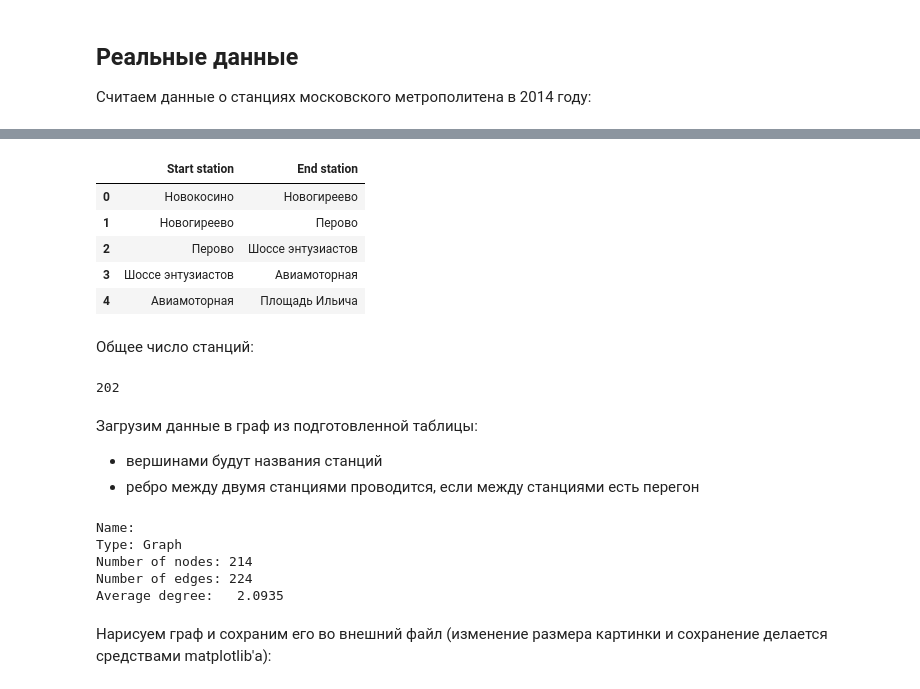
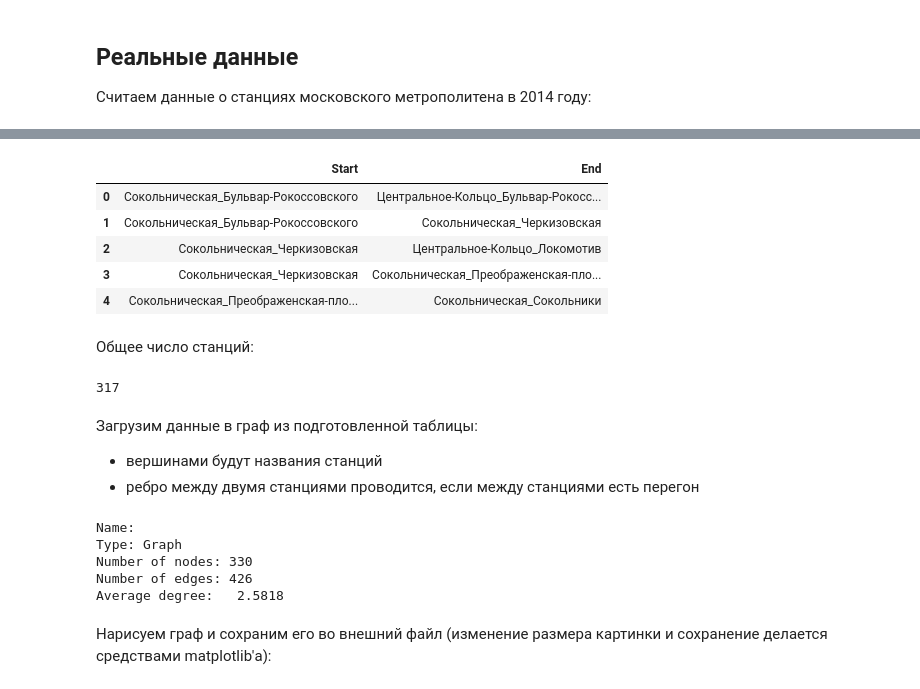
Before and after one commit to Gerrytty/data-mining-course, a Jupyter notebook: DM2_lab.ipynb, the cells around one changed output, grey strips where cells are left out. Drawn from its saved outputs; the diff is of its cells as text; code cells hidden in the pictures.

```diff
--- a/DM2_lab.ipynb
+++ b/DM2_lab.ipynb
@@ -189,29 +155,30 @@ df.head()
 # %%
 # Формат : две станции записаны в одной строке, если между ними есть перегон.
 # Создать/найти csv файл с описанием связи между станциями метрополитена Москвы
-metro_data = df
+
+metro_data = pd.read_csv("out.csv")
 
 metro_data.head()
 # %% [output]
-|  | Start station | End station |
-| 0 | Новокосино | Новогиреево |
-| 1 | Новогиреево | Перово |
-| 2 | Перово | Шоссе энтузиастов |
-| 3 | Шоссе энтузиастов | Авиамоторная |
-| 4 | Авиамоторная | Площадь Ильича |
+|  | Start | End |
+| 0 | Сокольническая_Бульвар-Рокоссовского | Центральное-Кольцо_Бульвар-Рокосс... |
+| 1 | Сокольническая_Бульвар-Рокоссовского | Сокольническая_Черкизовская |
+| 2 | Сокольническая_Черкизовская | Центральное-Кольцо_Локомотив |
+| 3 | Сокольническая_Черкизовская | Сокольническая_Преображенская-пло... |
+| 4 | Сокольническая_Преображенская-пло... | Сокольническая_Сокольники |
 # %% [markdown]
 Общее число станций:
 # %%
-len(metro_data['Start station'].unique())
+len(metro_data['Start'].unique())
 # %% [output]
-202
+317
 # %% [markdown]
 Загрузим данные в граф из подготовленной таблицы:
 
 - вершинами будут названия станций
 - ребро между двумя станциями проводится, если между станциями есть перегон
 # %%
-metro_graph = nx.from_pandas_edgelist(metro_data, source='Start station', target='End station')
+metro_graph = nx.from_pandas_edgelist(metro_data, source='Start', target='End')
 
 # Указываем, что направление перегона между станциями нас не интересует.
 # (как правило, можем поехать в обе стороны)
@@ -221,9 +188,9 @@ print(nx.info(metro_graph))
 # %% [output]
 Name:
 Type: Graph
-Number of nodes: 214
-Number of edges: 224
-Average degree:   2.0935
+Number of nodes: 330
+Number of edges: 426
+Average degree:   2.5818
 # %% [markdown]
 Нарисуем граф и сохраним его во внешний файл (изменение размера картинки и сохранение делается средствами matplotlib'а):
 # %%
```
Also changed, not shown: parts of 10 cells of this notebook, 6 other files.
